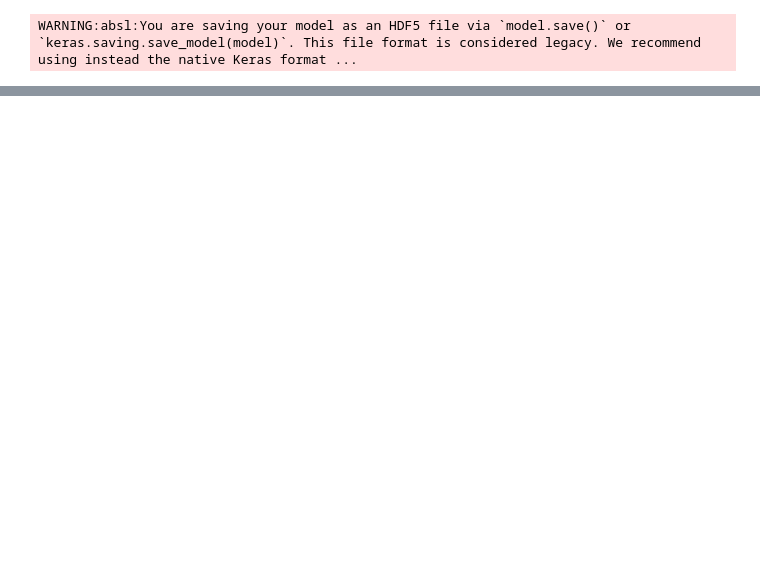
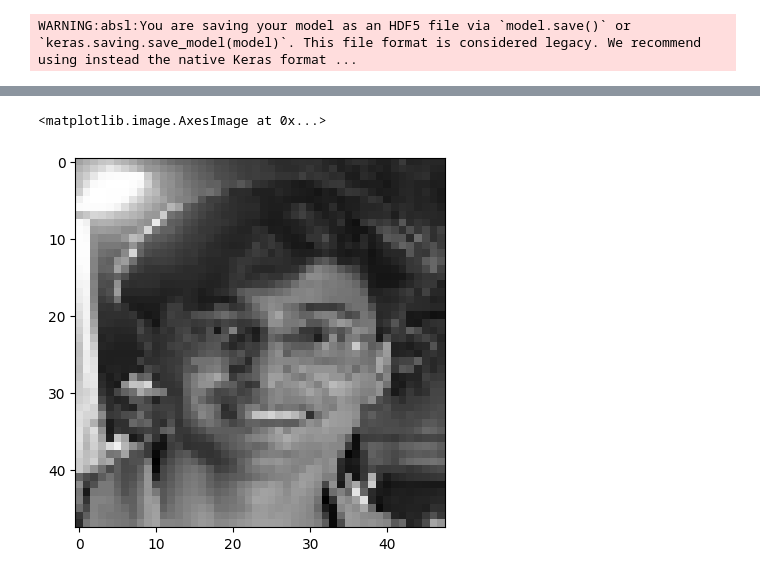
Before and after one commit to Naresh2308/Facial_Expression_Detection, a Jupyter notebook: Face_expression.ipynb, the cells around one changed output, grey strips where cells are left out. Saved outputs shown, nothing was run; the diff lists cells and outputs as text; code cells hidden in the pictures; blank space fills up the shorter version.

```diff
--- a/Face_expression.ipynb
+++ b/Face_expression.ipynb
@@ -499,0 +503,15 @@ plt.show()
+# %%
+def ef1(image):
+    img = load_img(image,color_mode='grayscale', target_size=(48, 48)) # Resize the image
+    feature = np.array(img)
+    feature = feature.reshape(1,48,48,1)
+    return feature/255.0
+# %%
+image = '/content/drive/MyDrive/WhatsApp Image 2025-02-02 at 22.52.48_a67d6531.jpg'
+# print("original image is of happy")
+img = ef1(image)
+pred = model.predict(img)
+pred_label = label[pred.argmax()]
+print("model prediction is ",pred_label)
+plt.imshow(img.reshape(48,48),cmap='gray')
+# %% [output]
@@ -499,0 +520,2 @@ plt.show()
+<matplotlib.image.AxesImage at 0x...>
+[figure, added]
```
Also changed, not shown: parts of 18 cells of this notebook, 1 other file.
